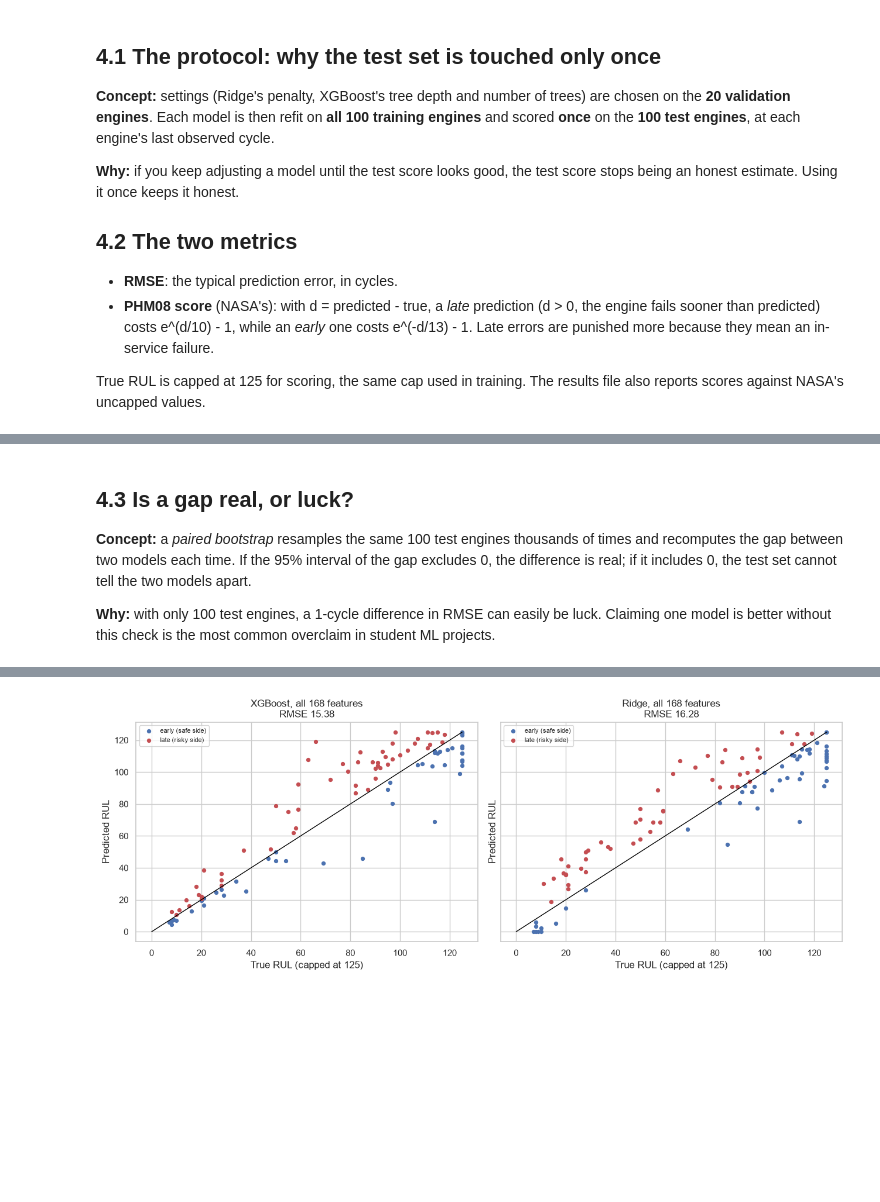
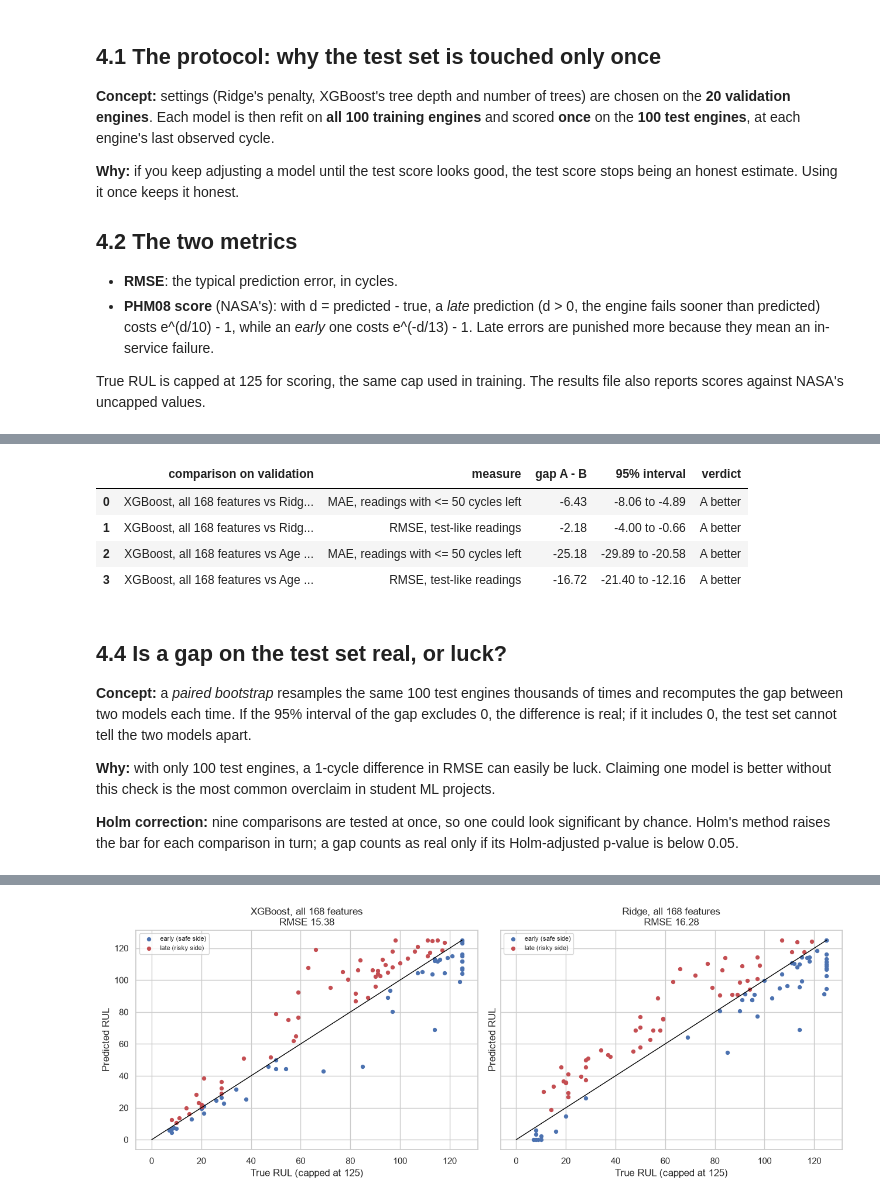
Before and after one commit to krishna6116/Predictive-Maintenance-OEE, a Jupyter notebook: notebooks/04_baselines.ipynb, the cells around one changed output, grey strips where cells are left out. Cells and saved outputs as stored; diff of their text form; code cells hidden in the pictures; blank space fills up the shorter version.

```diff
--- a/notebooks/04_baselines.ipynb
+++ b/notebooks/04_baselines.ipynb
@@ -69,9 +81,25 @@ fig.savefig(FIG / "fd001_baselines_rmse.png", dpi=150, bbox_inches="tight")
+# %%
+sel = []
+for name, c in res["model_selection_on_validation"].items():
+    for key, label in (("val_near_failure_mae", "MAE, readings with <= 50 cycles left"), ("val_testlike_rmse", "RMSE, test-like readings")):
+        lo, hi = c[key]["ci"]
+        sel.append({"comparison on validation": name, "measure": label, "gap A - B": round(c[key]["diff"], 2),
+                    "95% interval": f"{lo:+.2f} to {hi:+.2f}", "verdict": "A better" if hi < 0 else "no clear difference"})
+pd.DataFrame(sel)
+# %% [output]
+|  | comparison on validation | measure | gap A - B | 95% interval | verdict |
+| 0 | XGBoost, all 168 features vs Ridg... | MAE, readings with <= 50 cycles left | -6.43 | -8.06 to -4.89 | A better |
+| 1 | XGBoost, all 168 features vs Ridg... | RMSE, test-like readings | -2.18 | -4.00 to -0.66 | A better |
+| 2 | XGBoost, all 168 features vs Age ... | MAE, readings with <= 50 cycles left | -25.18 | -29.89 to -20.58 | A better |
+| 3 | XGBoost, all 168 features vs Age ... | RMSE, test-like readings | -16.72 | -21.40 to -12.16 | A better |
 # %% [markdown]
-## 4.3 Is a gap real, or luck?
+## 4.4 Is a gap on the test set real, or luck?
 
 **Concept:** a *paired bootstrap* resamples the same 100 test engines thousands of times and recomputes the gap between two models each time. If the 95% interval of the gap excludes 0, the difference is real; if it includes 0, the test set cannot tell the two models apart.
 
 **Why:** with only 100 test engines, a 1-cycle difference in RMSE can easily be luck. Claiming one model is better without this check is the most common overclaim in student ML projects.
+
+**Holm correction:** nine comparisons are tested at once, so one could look significant by chance. Holm's method raises the bar for each comparison in turn; a gap counts as real only if its Holm-adjusted p-value is below 0.05.
 # %%
 comp = []
 for name, c in res["paired_comparisons"].items():
```
Also changed, not shown: parts of 9 cells of this notebook, 18 other files.
